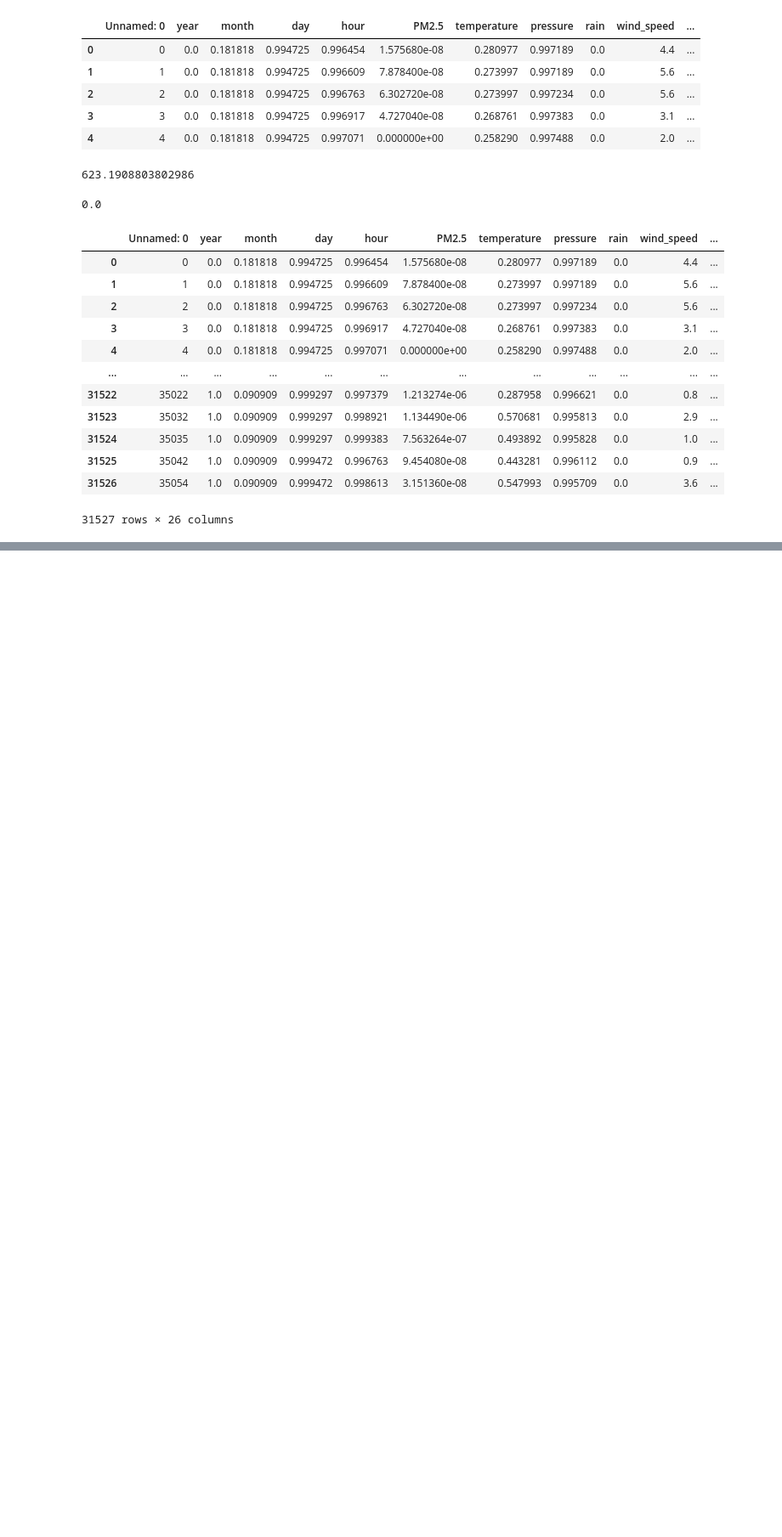
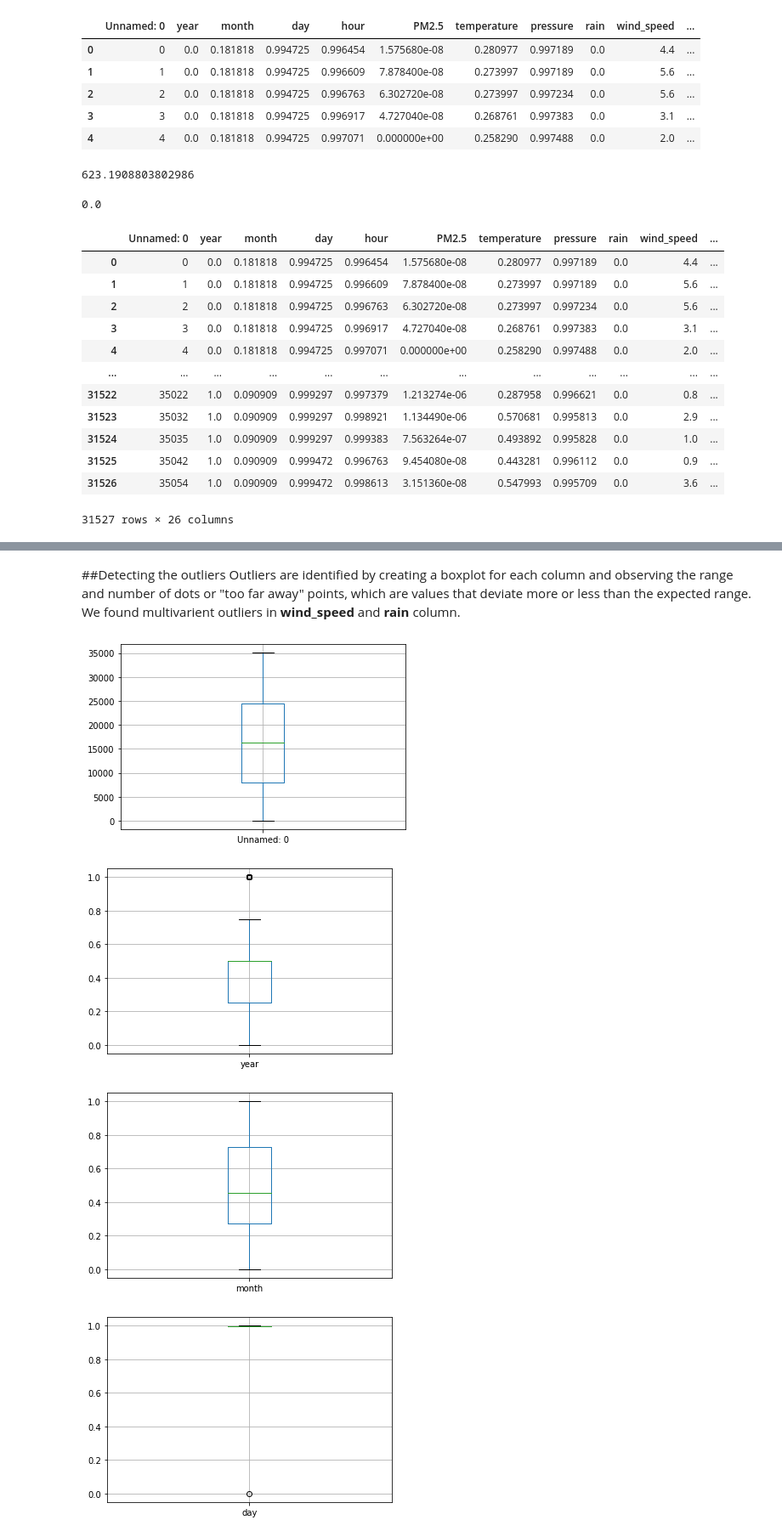
Before and after one commit to Priyanka-Rai18/GeeksFiesta_AI-ML_geeky_, a Jupyter notebook: datapreprocess.ipynb, the cells around one changed output, grey strips where cells are left out. Shown: that part at 85% size. Saved outputs shown, nothing was run; the diff lists cells and outputs as text; code cells hidden in the pictures; blank space fills up the shorter version.

```diff
--- a/datapreprocess.ipynb
+++ b/datapreprocess.ipynb
@@ -155,0 +179,3 @@ df
+# %%
+df1 = df.drop(['E','ENE','ESE','N','NE','NNE','NNW','NW','S','SE','SSE','SSW','SW','W','WNW','WSW'],1)
+df1
@@ -155,0 +196,14 @@ df
+# %% [markdown]
+##Detecting the outliers
+Outliers are identified by creating a boxplot for each column and observing the range and number of dots or "too far away" points, which are values that deviate more or less than the expected range.
+We found multivarient outliers in **wind_speed** and **rain** column.
+# %%
+#boxplot method for detecting outliers
+for column in df1:
+    plt.figure()
+    df1.boxplot([column])
+# %% [output]
+[figure, added]
+[figure, added]
+[figure, added]
+[figure, added]
```
Also changed, not shown: parts of 39 cells of this notebook, 1 other file.
